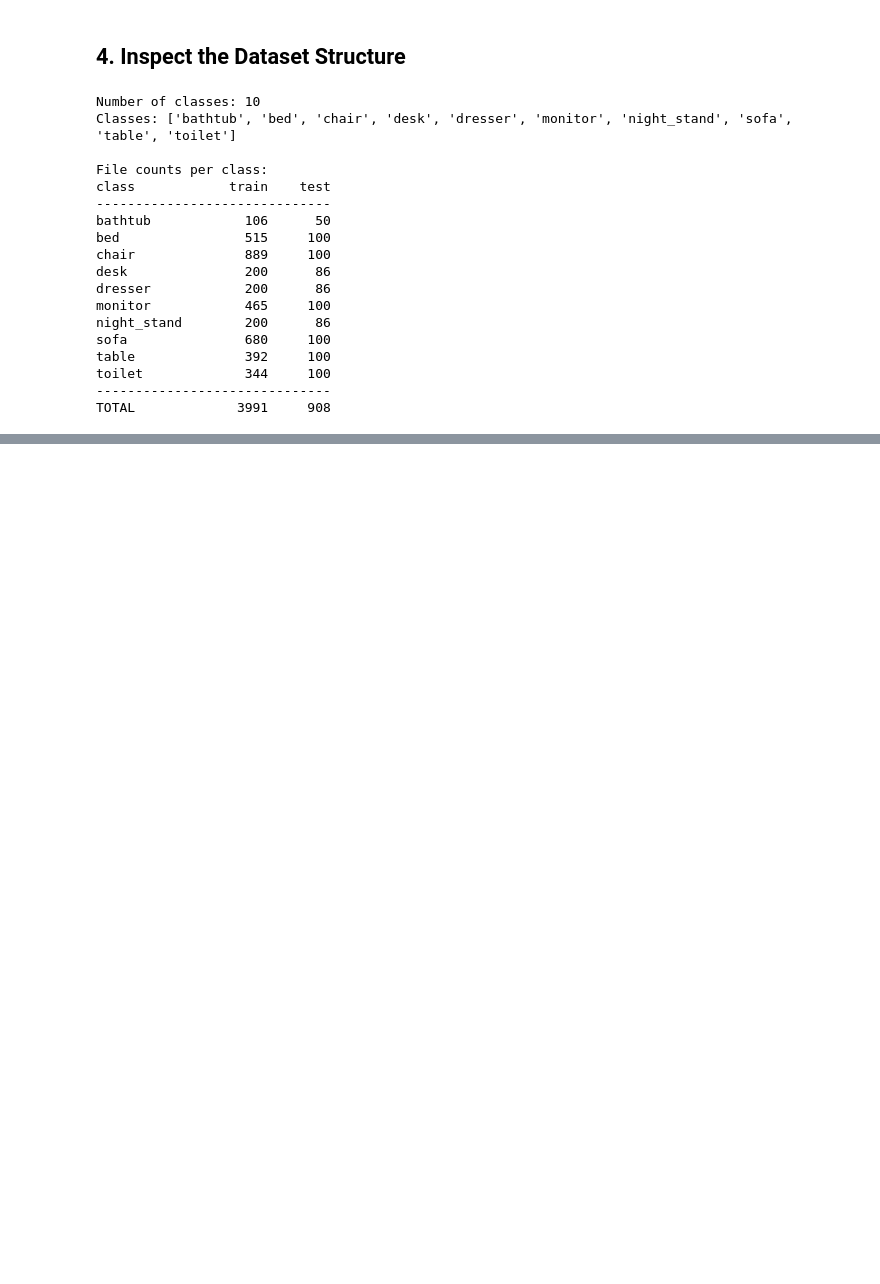
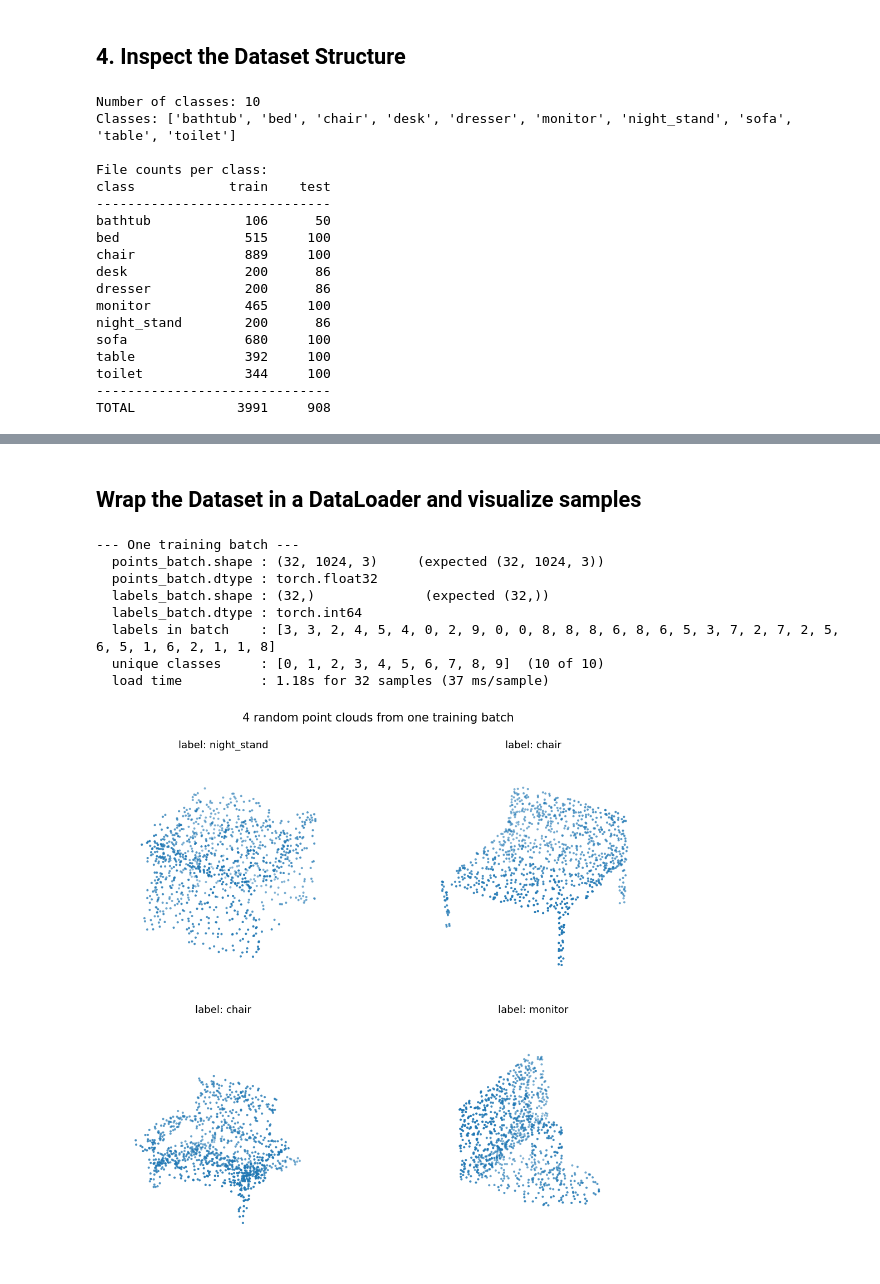
Before and after one commit to Vatsy05/3D-Object-Detection, a Jupyter notebook: notebooks/PointCloudPointNet.ipynb, the cells around one changed output, grey strips where cells are left out. Saved outputs shown, nothing was run; the diff lists cells and outputs as text; code cells hidden in the pictures; blank space fills up the shorter version.

```diff
--- a/notebooks/PointCloudPointNet.ipynb
+++ b/notebooks/PointCloudPointNet.ipynb
@@ -151,0 +256,55 @@ TOTAL             3991     908
+# %% [markdown]
+## Wrap the Dataset in a DataLoader and visualize samples
+# %%
+import time
+import numpy as np
+import matplotlib.pyplot as plt
+from mpl_toolkits.mplot3d import Axes3D  # noqa: F401  (registers '3d' projection)
+from torch.utils.data import DataLoader
+
+BATCH_SIZE = 32
+
+# num_workers=0 on macOS/MPS — trimesh + multiprocessing is unreliable here.
+# We'll revisit this if data loading becomes the training bottleneck.
+train_loader = DataLoader(train_ds, batch_size=BATCH_SIZE, shuffle=True,  num_workers=0)
+test_loader  = DataLoader(test_ds,  batch_size=BATCH_SIZE, shuffle=False, num_workers=0)
+
+# ---- Pull one batch and inspect ----
+start = time.time()
+points_batch, labels_batch = next(iter(train_loader))
+elapsed = time.time() - start
+
+print(f"--- One training batch ---")
+print(f"  points_batch.shape : {tuple(points_batch.shape)}     (expected ({BATCH_SIZE}, 1024, 3))")
+print(f"  points_batch.dtype : {points_batch.dtype}")
+print(f"  labels_batch.shape : {tuple(labels_batch.shape)}              (expected ({BATCH_SIZE},))")
+print(f"  labels_batch.dtype : {labels_batch.dtype}")
+print(f"  labels in batch    : {labels_batch.tolist()}")
+print(f"  unique classes     : {sorted(set(labels_batch.tolist()))}  ({len(set(labels_batch.tolist()))} of 10)")
+print(f"  load time          : {elapsed:.2f}s for {BATCH_SIZE} samples ({elapsed/BATCH_SIZE*1000:.0f} ms/sample)")
+
+# ---- Plot 4 random samples from the batch ----
+rng = np.random.default_rng(42)  # fixed seed so the figure is reproducible
+plot_indices = rng.choice(BATCH_SIZE, size=4, replace=False)
+
+fig = plt.figure(figsize=(12, 10))
+for plot_i, batch_i in enumerate(plot_indices):
+    pts = points_batch[batch_i].numpy()
+    cls = IDX_TO_CLASS[labels_batch[batch_i].item()]
+    ax = fig.add_subplot(2, 2, plot_i + 1, projection="3d")
+    ax.scatter(pts[:, 0], pts[:, 1], pts[:, 2], s=4)
+    ax.set_title(f"label: {cls}", fontsize=13)
+    ax.set_axis_off()
+plt.suptitle("4 random point clouds from one training batch", fontsize=15, y=1.0)
+plt.tight_layout()
+plt.show()
+# %% [output]
+--- One training batch ---
+  points_batch.shape : (32, 1024, 3)     (expected (32, 1024, 3))
+  points_batch.dtype : torch.float32
+  labels_batch.shape : (32,)              (expected (32,))
+  labels_batch.dtype : torch.int64
+  labels in batch    : [3, 3, 2, 4, 5, 4, 0, 2, 9, 0, 0, 8, 8, 8, 6, 8, 6, 5, 3, 7, 2, 7, 2, 5, 6, 5, 1, 6, 2, 1, 1, 8]
+  unique classes     : [0, 1, 2, 3, 4, 5, 6, 7, 8, 9]  (10 of 10)
+  load time          : 1.18s for 32 samples (37 ms/sample)
+[figure, added]
```
Also changed, not shown: parts of 8 cells of this notebook.
